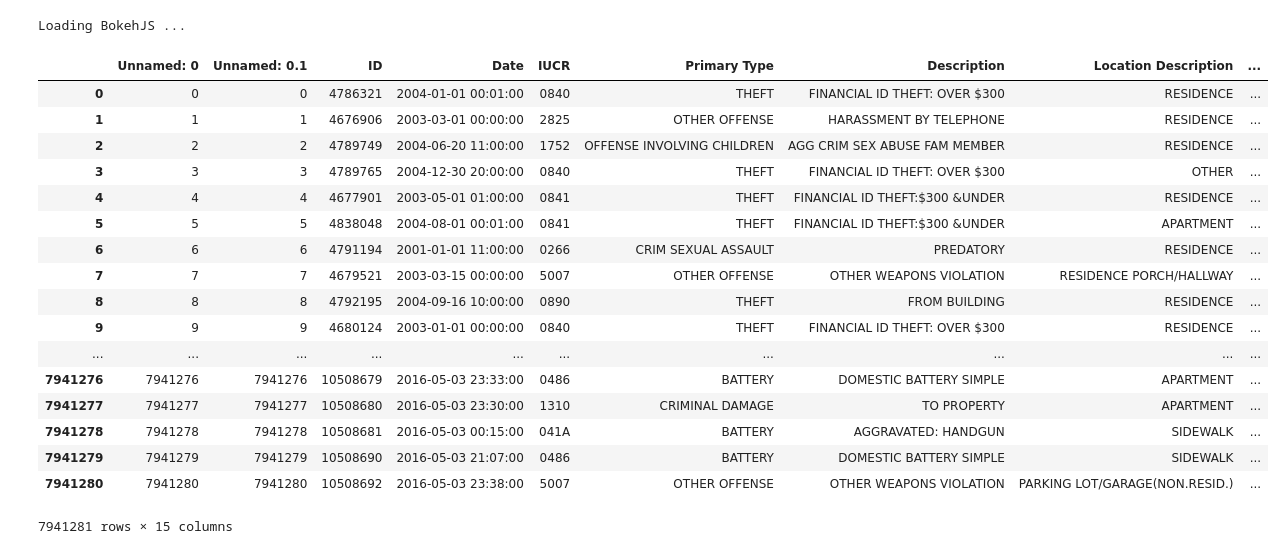
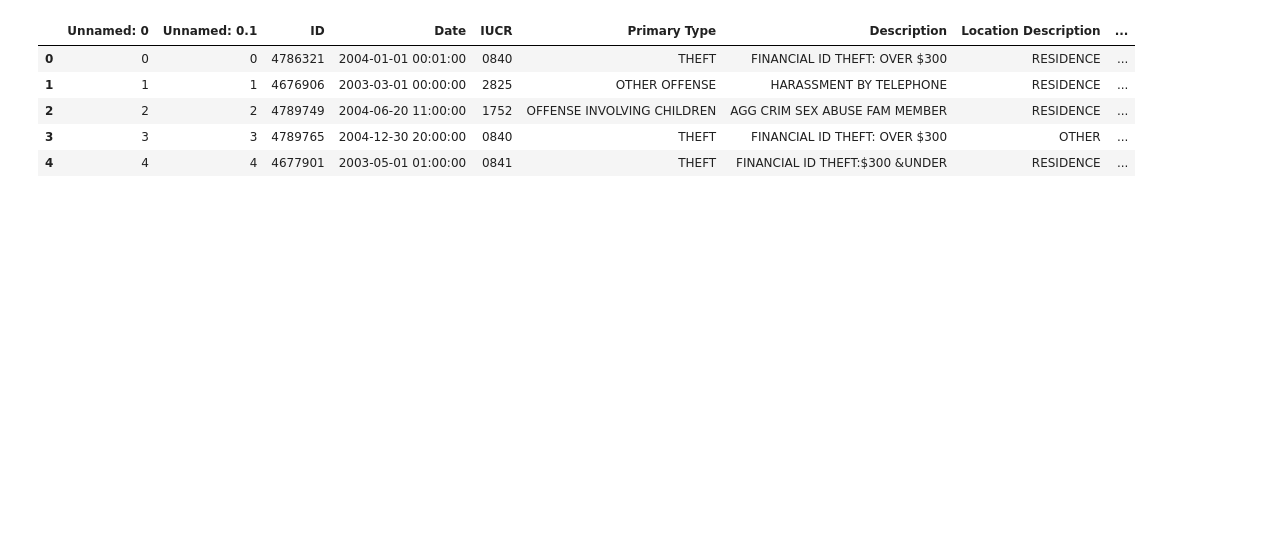
Before and after one commit to jyun38/Unsupervised-MachineLearning, a Jupyter notebook: finalProject/Clustering.ipynb, the cells around one changed output. Cells and saved outputs as stored; diff of their text form; code cells hidden in the pictures; blank space fills up the shorter version.

```diff
--- a/finalProject/Clustering.ipynb
+++ b/finalProject/Clustering.ipynb
@@ -6,31 +6,11 @@ import numpy as np
-# %%
-from bokeh.io import push_notebook
-from bokeh.plotting import figure, ColumnDataSource, output_notebook, output_file, show, save
-from bokeh.models import HoverTool, WheelZoomTool, PanTool, BoxZoomTool, ResetTool, TapTool, SaveTool
-from bokeh.palettes import brewer
-output_notebook()
-# %% [output]
-Loading BokehJS ...
 # %%
 data = pd.read_csv("../../dataset.csv", error_bad_lines = False)
 # %%
-data
+data.head()
 # %% [output]
 |  | Unnamed: 0 | Unnamed: 0.1 | ID | Date | IUCR | Primary Type | Description | Location Description | ... |
 | 0 | 0 | 0 | 4786321 | 2004-01-01 00:01:00 | 0840 | THEFT | FINANCIAL ID THEFT: OVER $300 | RESIDENCE | ... |
 | 1 | 1 | 1 | 4676906 | 2003-03-01 00:00:00 | 2825 | OTHER OFFENSE | HARASSMENT BY TELEPHONE | RESIDENCE | ... |
 | 2 | 2 | 2 | 4789749 | 2004-06-20 11:00:00 | 1752 | OFFENSE INVOLVING CHILDREN | AGG CRIM SEX ABUSE FAM MEMBER | RESIDENCE | ... |
 | 3 | 3 | 3 | 4789765 | 2004-12-30 20:00:00 | 0840 | THEFT | FINANCIAL ID THEFT: OVER $300 | OTHER | ... |
 | 4 | 4 | 4 | 4677901 | 2003-05-01 01:00:00 | 0841 | THEFT | FINANCIAL ID THEFT:$300 &UNDER | RESIDENCE | ... |
-| 5 | 5 | 5 | 4838048 | 2004-08-01 00:01:00 | 0841 | THEFT | FINANCIAL ID THEFT:$300 &UNDER | APARTMENT | ... |
-| 6 | 6 | 6 | 4791194 | 2001-01-01 11:00:00 | 0266 | CRIM SEXUAL ASSAULT | PREDATORY | RESIDENCE | ... |
-| 7 | 7 | 7 | 4679521 | 2003-03-15 00:00:00 | 5007 | OTHER OFFENSE | OTHER WEAPONS VIOLATION | RESIDENCE PORCH/HALLWAY | ... |
-| 8 | 8 | 8 | 4792195 | 2004-09-16 10:00:00 | 0890 | THEFT | FROM BUILDING | RESIDENCE | ... |
-| 9 | 9 | 9 | 4680124 | 2003-01-01 00:00:00 | 0840 | THEFT | FINANCIAL ID THEFT: OVER $300 | RESIDENCE | ... |
-| ... | ... | ... | ... | ... | ... | ... | ... | ... | ... |
-| 7941276 | 7941276 | 7941276 | 10508679 | 2016-05-03 23:33:00 | 0486 | BATTERY | DOMESTIC BATTERY SIMPLE | APARTMENT | ... |
-| 7941277 | 7941277 | 7941277 | 10508680 | 2016-05-03 23:30:00 | 1310 | CRIMINAL DAMAGE | TO PROPERTY | APARTMENT | ... |
-| 7941278 | 7941278 | 7941278 | 10508681 | 2016-05-03 00:15:00 | 041A | BATTERY | AGGRAVATED: HANDGUN | SIDEWALK | ... |
-| 7941279 | 7941279 | 7941279 | 10508690 | 2016-05-03 21:07:00 | 0486 | BATTERY | DOMESTIC BATTERY SIMPLE | SIDEWALK | ... |
-| 7941280 | 7941280 | 7941280 | 10508692 | 2016-05-03 23:38:00 | 5007 | OTHER OFFENSE | OTHER WEAPONS VIOLATION | PARKING LOT/GARAGE(NON.RESID.) | ... |
-7941281 rows × 15 columns
```
Also changed, not shown: parts of 151 cells of this notebook.
